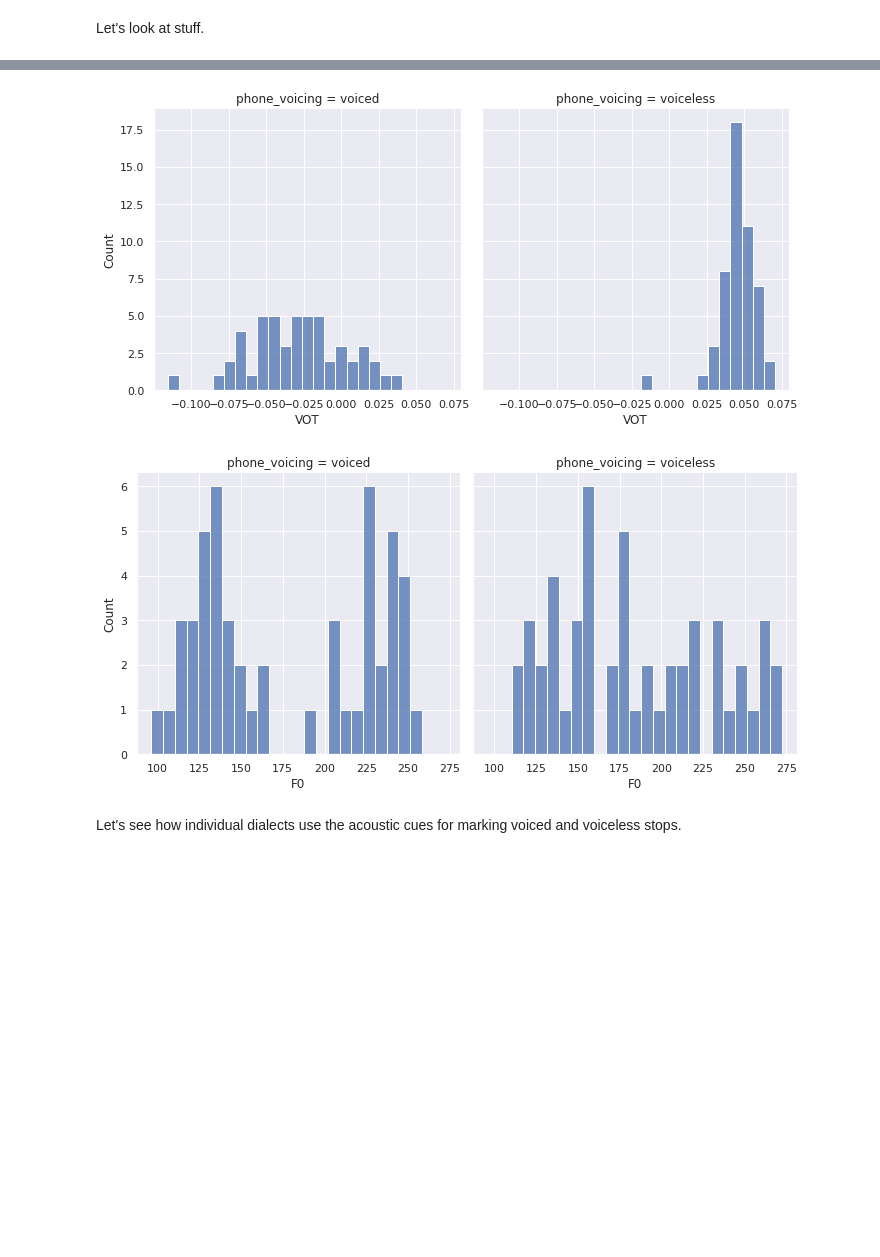
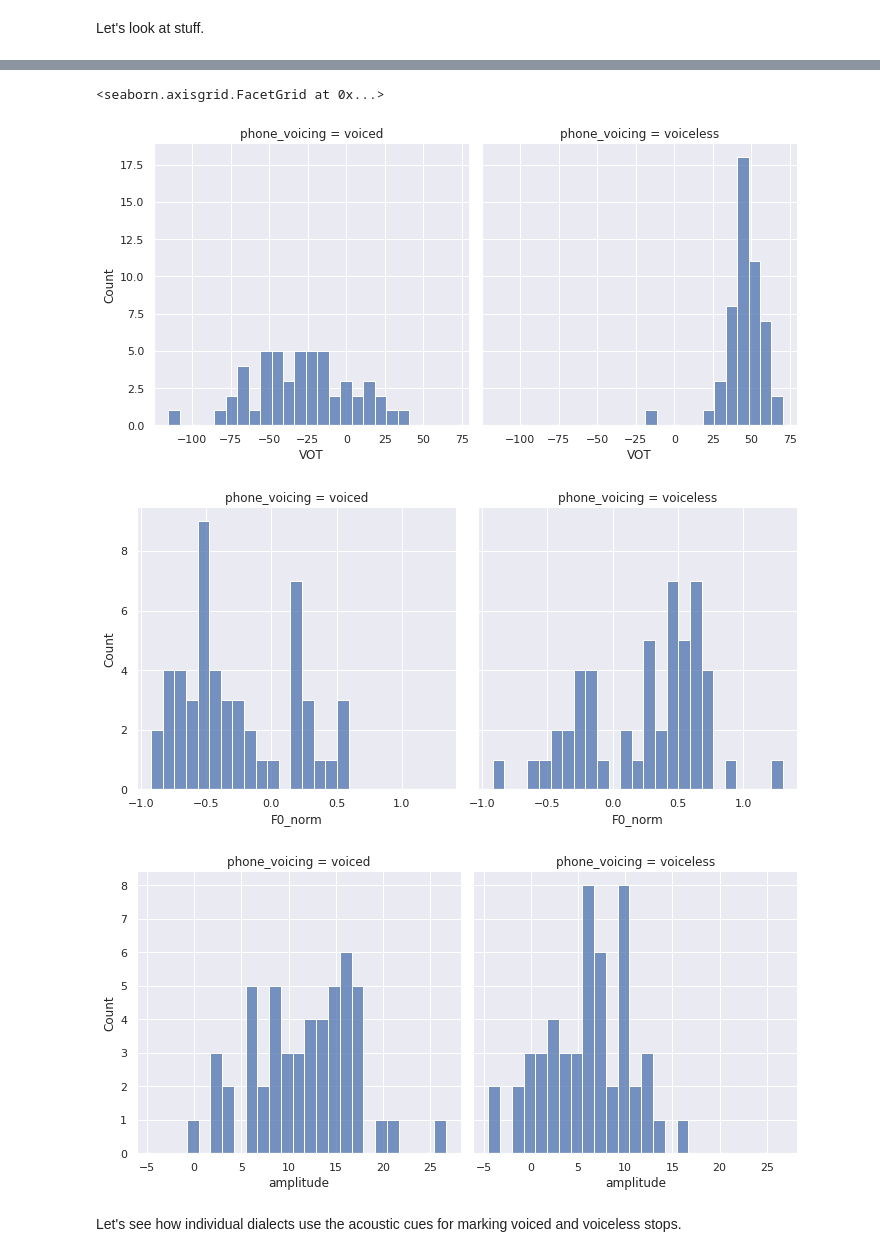
Before and after one commit to james-tanner/Japanese-Stops-Study, a Jupyter notebook: code/stopsAnalysis.ipynb, the cells around one changed output, grey strips where cells are left out. Cells and saved outputs as stored; diff of their text form; code cells hidden in the pictures; blank space fills up the shorter version.

Commit message:
Add plots for burst amplitude

```diff
--- a/code/stopsAnalysis.ipynb
+++ b/code/stopsAnalysis.ipynb
@@ -36,7 +37,7 @@ Index(['Unnamed: 0', 'name', 'utterance_label', 'utterance_start',
 3624 rows
 # %%
 ## remove missing pitch and VOT values
-df = df.dropna(subset = ['F0', 'VOT'])
+df = df.dropna(subset = ['F0', 'VOT', 'burst_amplitude'])
 
 ## check number of tokens per dialect
 print(df.groupby(['dialect_eng']).size())
@@ -55,15 +56,32 @@ Shiga_Oumi          40
 Tokyo              536
 Unpaku              41
 dtype: int64
+# %%
+## center burst amplitude based on the file-average amplitude
+df['amplitude'] = df['burst_amplitude'] - df['file_amplitude']
+
+## convert VOT to milliseconds
+df['VOT'] = df['VOT'] * 1000
+
+## normalise F0 values within speaker
+## get speaker F0 mean + sd
+speakerF0 = df.groupby(['speaker'], as_index = False).agg(
+    meanF0 = ("F0", "mean"),
+    sdF0 = ("F0", "std"))
+
+## merge into main dataframe
+## and z-normalise
+df = pd.merge(df, speakerF0)
+df['F0_norm'] = (df['F0'] - df['meanF0']) / df['sdF0']
 # %%
-## plot VOT by phone voicing
-#sns.displot(df, x = 'VOT', col = 'phone_voicing')
+## and averaging for speakers' average voiced/voiceless values
+speakerdf = df.groupby(['speaker', 'phone_voicing'], as_index = False)[['VOT', 'F0_norm', 'amplitude']].mean()
+print(speakerdf)
 
-## and averaging for speakers' average voiced/voiceless values
-speakerdf = df.groupby(['speaker', 'phone_voicing'], as_index = False)['VOT', 'F0'].mean()
 
 sns.displot(speakerdf, x = 'VOT', col = 'phone_voicing', bins = 25)
-sns.displot(speakerdf, x = 'F0', col = 'phone_voicing', bins = 25)
+sns.displot(speakerdf, x = 'F0_norm', col = 'phone_voicing', bins = 25)
+sns.displot(speakerdf, x = 'amplitude', col = 'phone_voicing', bins = 25)
 ## plot F0 by phone voicing
 #sns.displot(df, x = 'F0', col = 'phone_voicing')
 # %% [output]
@@ -71,5 +102,7 @@ sns.displot(speakerdf, x = 'F0', col = 'phone_voicing', bins = 25)
+<seaborn.axisgrid.FacetGrid at 0x...>
-[figure, old version]
+[figure, new version]
-[figure, old version]
+[figure, new version]
+[figure, added]
 # %% [markdown]
 Let's see how individual dialects use the acoustic cues for marking voiced and voiceless stops.
 # %%
```
Also changed, not shown: parts of 4 cells of this notebook.
